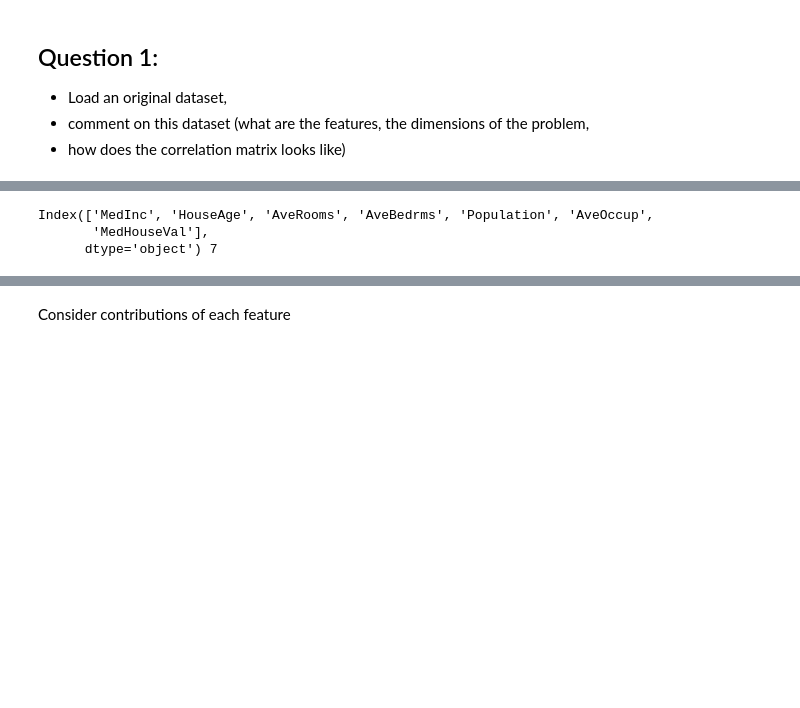
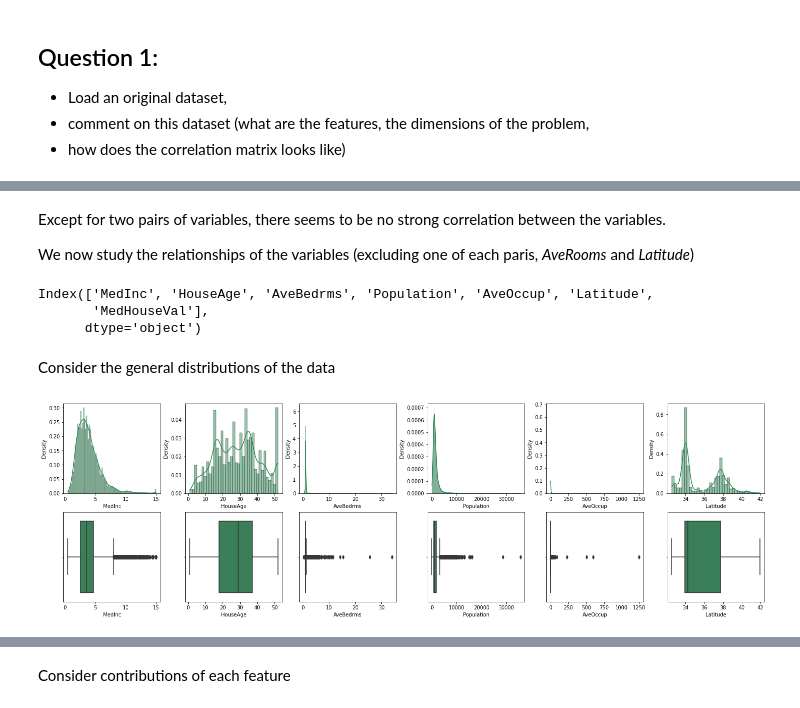
Before and after one commit to neytjieb1/optimisation_ml, a Jupyter notebook: Part 1/part1.ipynb, the cells around one changed output, grey strips where cells are left out. Saved outputs shown, nothing was run; the diff lists cells and outputs as text; code cells hidden in the pictures; blank space fills up the shorter version.

```diff
--- a/Part 1/part1.ipynb
+++ b/Part 1/part1.ipynb
@@ -19,9 +73,21 @@ cor_matrix = sns.heatmap(dataset.frame.corr(), vmin=-1, vmax=1, annot=True, cmap
-# %%
-subset = dataset.frame.drop(["Longitude", "Latitude"], axis=1)
-variables = subset.columns
-n_variables = len(variables)
-print(variables, n_variables)
-# %% [output]
-Index(['MedInc', 'HouseAge', 'AveRooms', 'AveBedrms', 'Population', 'AveOccup',
-       'MedHouseVal'],
-      dtype='object') 7
+# %% [markdown]
+Except for two pairs of variables, there seems to be no strong correlation between the variables.
+
+We now study the relationships of the variables (excluding one of each paris, _AveRooms_ and _Latitude_)
+# %%
+substudy = dataset.drop(["Longitude", "AveRooms"], axis=1)
+cols = substudy.columns
+cols
+# %% [output]
+Index(['MedInc', 'HouseAge', 'AveBedrms', 'Population', 'AveOccup', 'Latitude',
+       'MedHouseVal'],
+      dtype='object')
+# %% [markdown]
+Consider the general distributions of the data
+# %%
+fig, ax = plt.subplots(2, 6, constrained_layout=True, figsize=(20, 6))
+for i in range(len(cols)-1):
+    sns.histplot(data = substudy, x= cols[i], ax = ax[0, i], stat = "density", kde = True, color='seagreen')
+    sns.boxplot(data=substudy, x=cols[i], ax=ax[1, i], color='seagreen');
+# %% [output]
+[figure, added]
```
Also changed, not shown: parts of 36 cells of this notebook, 1 other file.
